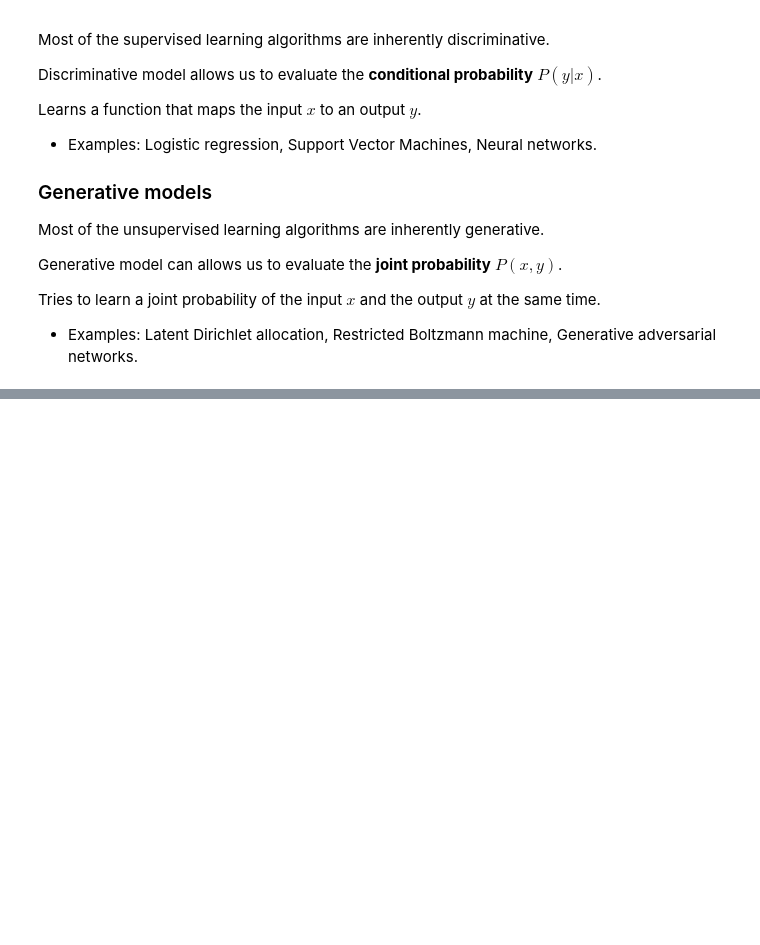
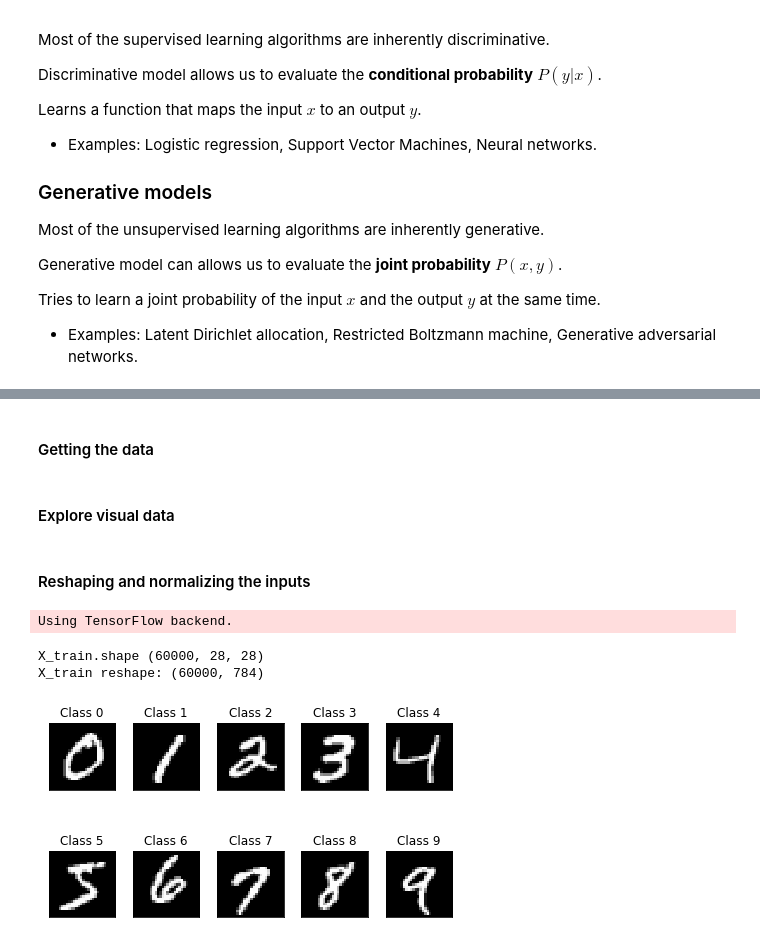
Before and after one commit to mafda/generative_adversarial_networks_101, a Jupyter notebook: src/01_GAN_MNIST.ipynb, the cells around one changed output, grey strips where cells are left out. Drawn from its saved outputs; the diff is of its cells as text; code cells hidden in the pictures; blank space fills up the shorter version.

```diff
--- a/src/01_GAN_MNIST.ipynb
+++ b/src/01_GAN_MNIST.ipynb
@@ -138,0 +155,7 @@ No statistical inference can be done with them. (They belong to the class of dir
+# %% [markdown]
+#### Getting the data
+# %%
+# load dataset
+(X_train, y_train), (X_test, y_test) = mnist.load_data()
+# %% [markdown]
+#### Explore visual data
@@ -138,0 +173,16 @@ No statistical inference can be done with them. (They belong to the class of dir
+# %% [markdown]
+#### Reshaping and normalizing the inputs
+# %%
+print('X_train.shape', X_train.shape)
+
+# reshaping the inputs
+X_train = X_train.reshape(60000, 28*28)
+# normalizing the inputs (-1, 1)
+X_train = 2.0 * X_train.astype('float32') / 255.0 - 1.0
+
+print('X_train reshape:', X_train.shape)
+# %% [output]
+Using TensorFlow backend.
+X_train.shape (60000, 28, 28)
+X_train reshape: (60000, 784)
+[figure, added]
```
Also changed, not shown: parts of 21 cells of this notebook.
